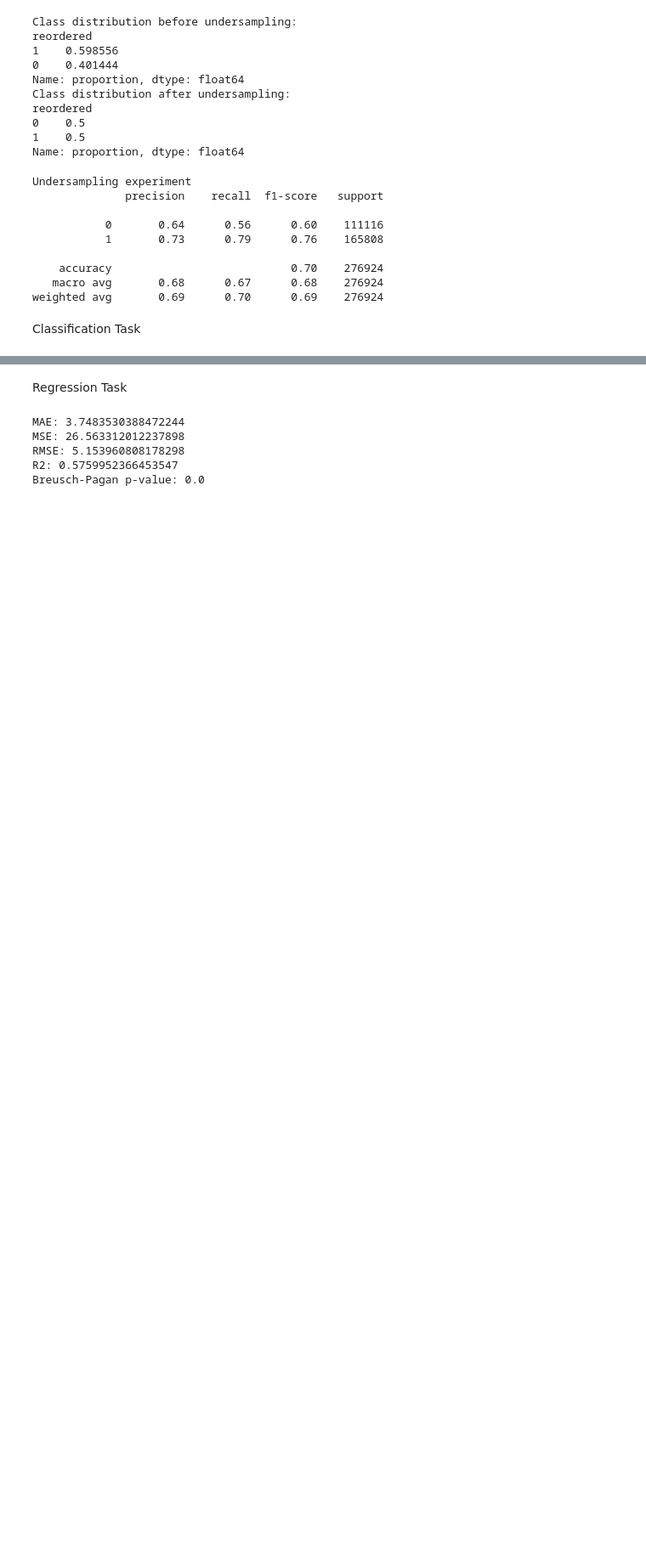
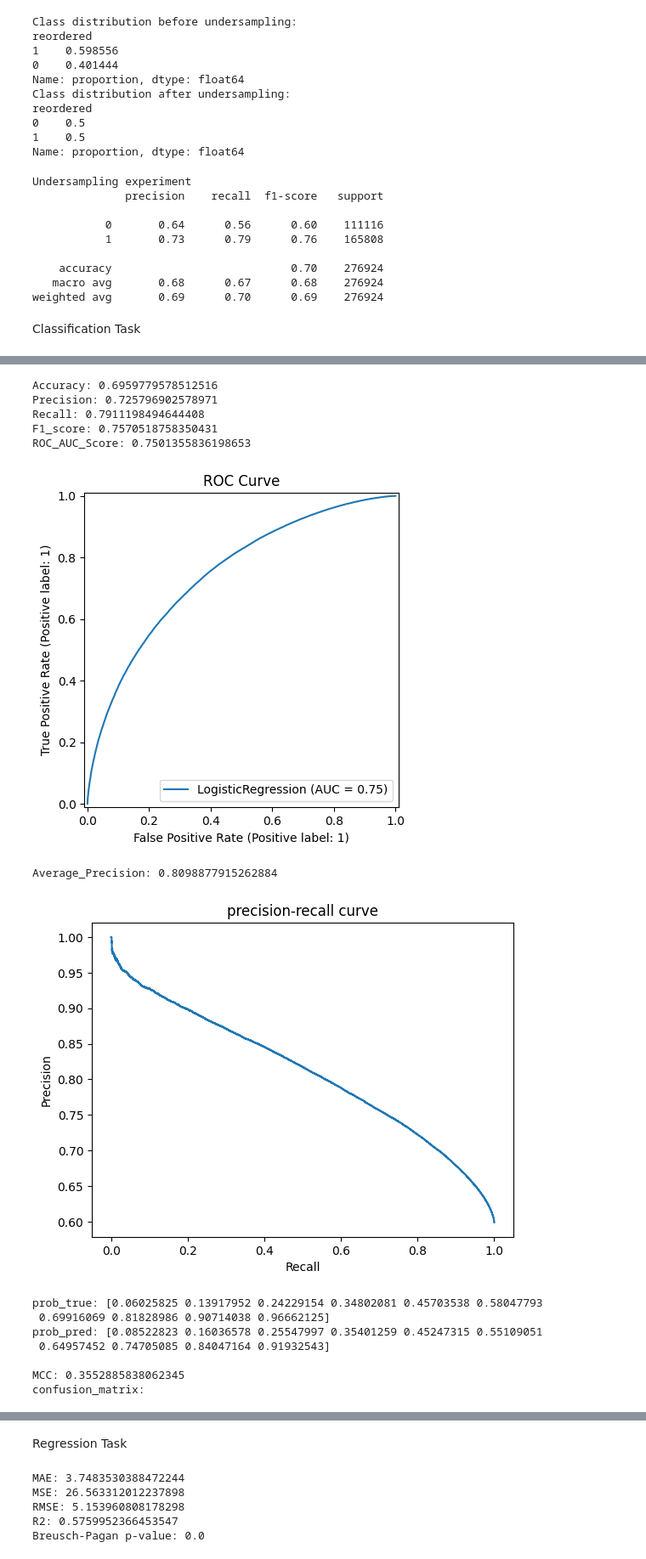
Before and after one commit to kareemkhouri2006/project, a Jupyter notebook: project.ipynb, the cells around one changed output, grey strips where cells are left out. Shown at 85% size. Saved outputs shown, nothing was run; the diff lists cells and outputs as text; code cells hidden in the pictures; blank space fills up the shorter version.

```diff
--- a/project.ipynb
+++ b/project.ipynb
@@ -700,0 +737,58 @@ array([[0.56, 0.44],
+# %%
+#fit the best estimator to the full data
+best_lr=grid_search.best_estimator_
+best_lr.fit(X_train_scaled , y_train)
+
+best_y_pred = best_lr.predict(X_test_scaled)
+#Accuracy , Precision and F1 score
+print("Accuracy:",accuracy_score(y_test,best_y_pred))
+print("Precision:",precision_score(y_test,best_y_pred))
+print("Recall:",recall_score(y_test,best_y_pred))
+print("F1_score:",f1_score(y_test,best_y_pred))
+#ROC curve and AUC
+best_y_probs = best_lr.predict_proba(X_test_scaled)[:, 1]
+score = roc_auc_score(y_test, best_y_probs)
+print(f"ROC_AUC_Score:",score)
+#plot and calculate the curve
+RocCurveDisplay.from_estimator(best_lr, X_test_scaled, y_test)
+plt.title("ROC Curve")
+plt.show()
+#Precision-Recall curve and Average Precision
+precision_values , recall_values,_= precision_recall_curve(y_test,best_y_probs)
+ap=average_precision_score(y_test,best_y_probs)
+print("Average_Precision:",ap)
+#plot
+plt.plot(recall_values,precision_values,label=f"AP = {ap:.2f}")
+plt.xlabel("Recall")
+plt.ylabel("Precision")
+plt.title("precision-recall curve")
+plt.show()
+#calibration curve
+prob_true , prob_pred = calibration_curve(y_test,best_y_probs,n_bins=10)
+print("prob_true:",prob_true)
+print("prob_pred:",prob_pred)
+print()
+#MCC
+mcc=matthews_corrcoef(y_test,best_y_pred)
+print("MCC:",mcc)
+#confusion matrix
+cm=confusion_matrix(y_test,best_y_pred)
+print("confusion_matrix:")
+cm_norm = cm / cm.sum(axis=1, keepdims=True)
+np.round(cm_norm, 2)
+# %% [output]
+Accuracy: 0.6959779578512516
+Precision: 0.725796902578971
+Recall: 0.7911198494644408
+F1_score: 0.7570518758350431
+ROC_AUC_Score: 0.7501355836198653
+[figure, added]
+Average_Precision: 0.8098877915262884
+[figure, added]
+prob_true: [0.06025825 0.13917952 0.24229154 0.34802081 0.45703538 0.58047793
+ 0.69916069 0.81828986 0.90714038 0.96662125]
+prob_pred: [0.08522823 0.16036578 0.25547997 0.35401259 0.45247315 0.55109051
+ 0.64957452 0.74705085 0.84047164 0.91932543]
+
+MCC: 0.3552885838062345
+confusion_matrix:
```
Also changed, not shown: parts of 9 cells of this notebook.
